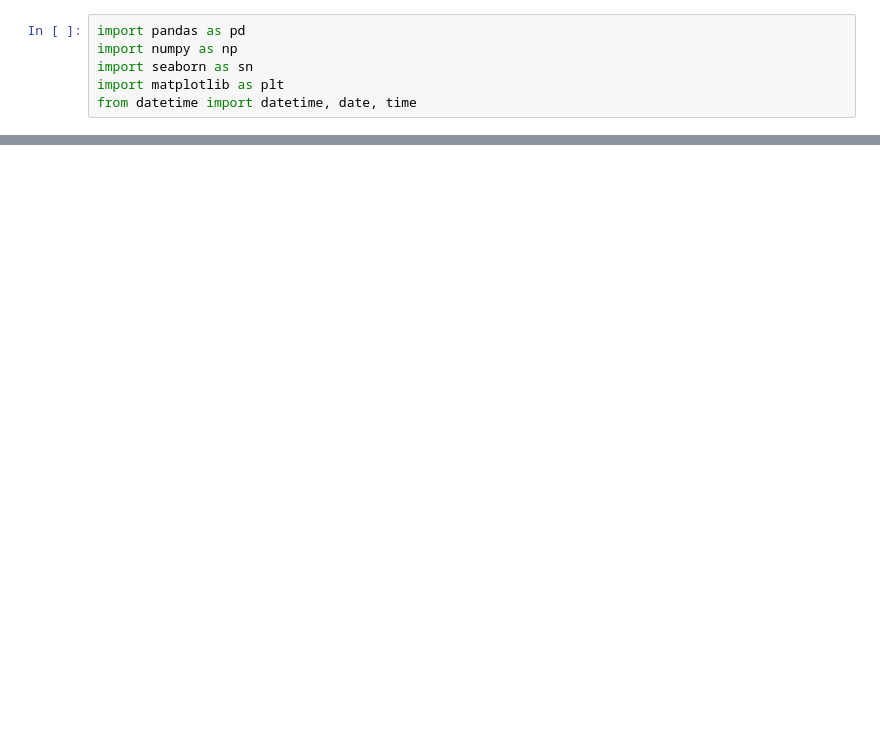
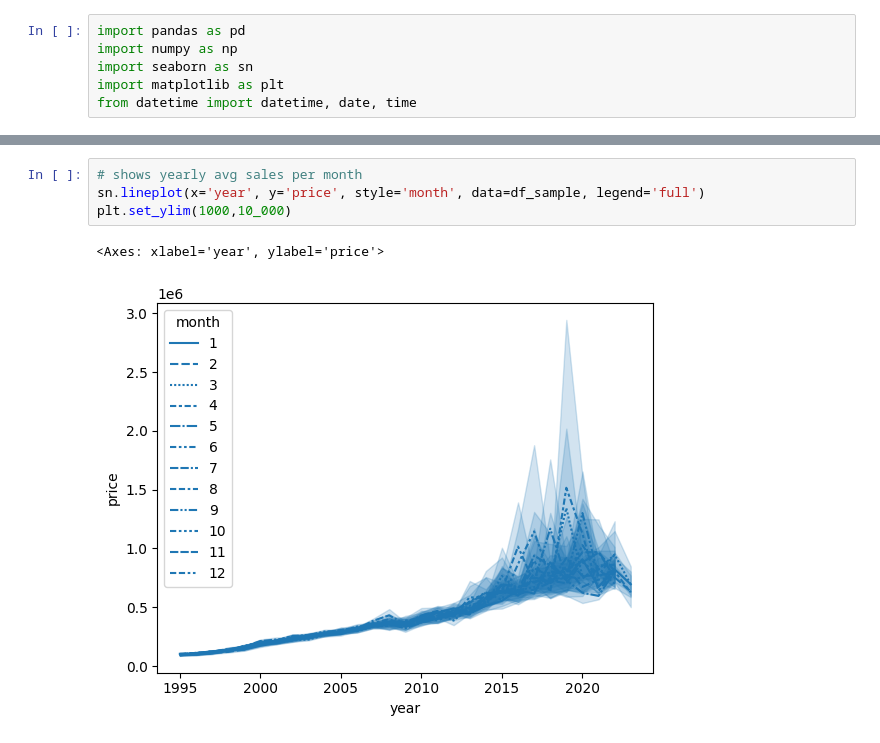
Before and after one commit to MarieMCodes/re_value_predictor, a Jupyter notebook: notebooks/marie_eda.ipynb, the cells around one changed output, grey strips where cells are left out. Saved outputs shown, nothing was run; the diff lists cells and outputs as text; blank space fills up the shorter version.

```diff
--- a/notebooks/marie_eda.ipynb
+++ b/notebooks/marie_eda.ipynb
@@ -107,0 +452,7 @@ dtype: object
+# %%
+# shows yearly avg sales per month
+sn.lineplot(x='year', y='price', style='month', data=df_sample, legend='full')
+plt.set_ylim(1000,10_000)
+# %% [output]
+<Axes: xlabel='year', ylabel='price'>
+[figure, added]
```
Also changed, not shown: parts of 77 cells of this notebook, 1 other file.
